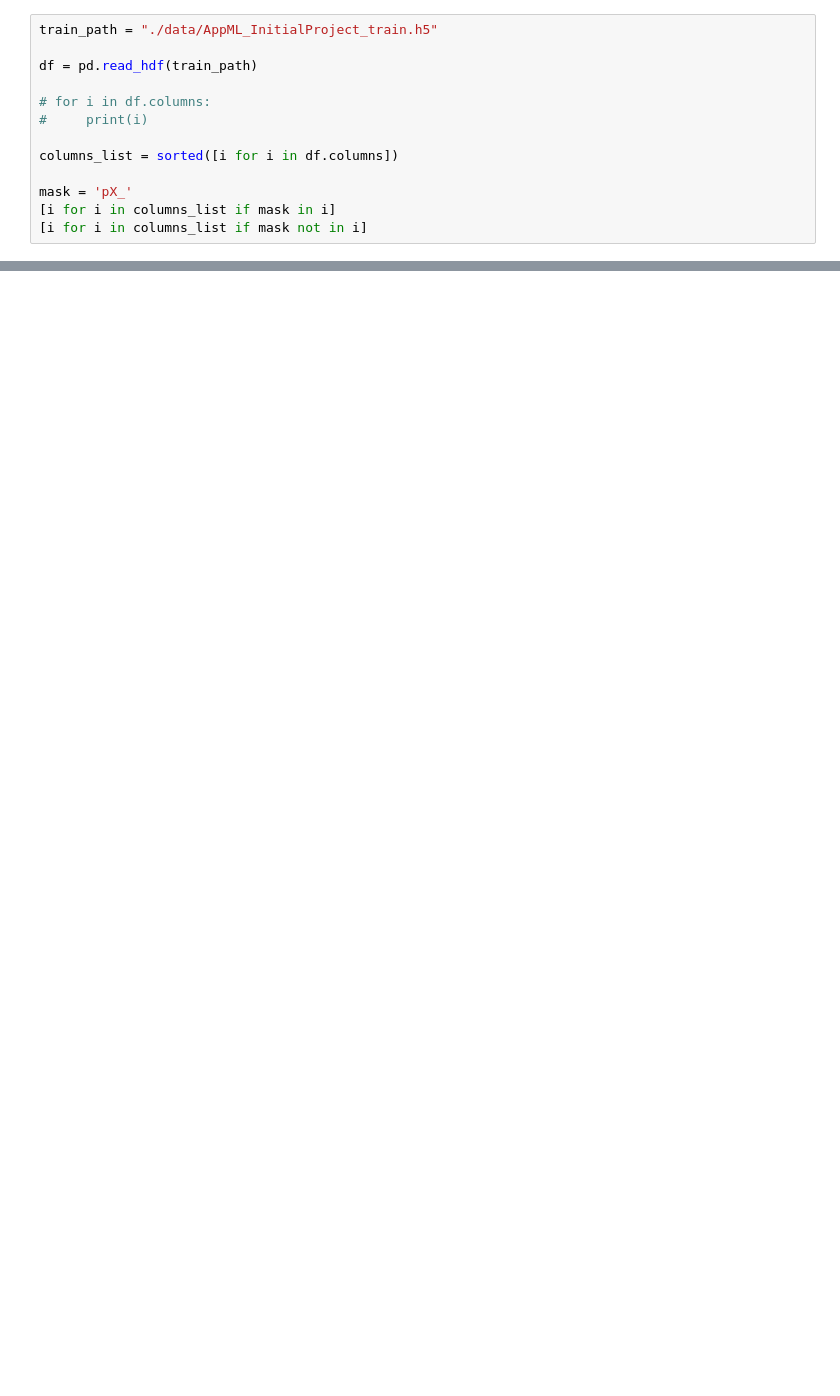
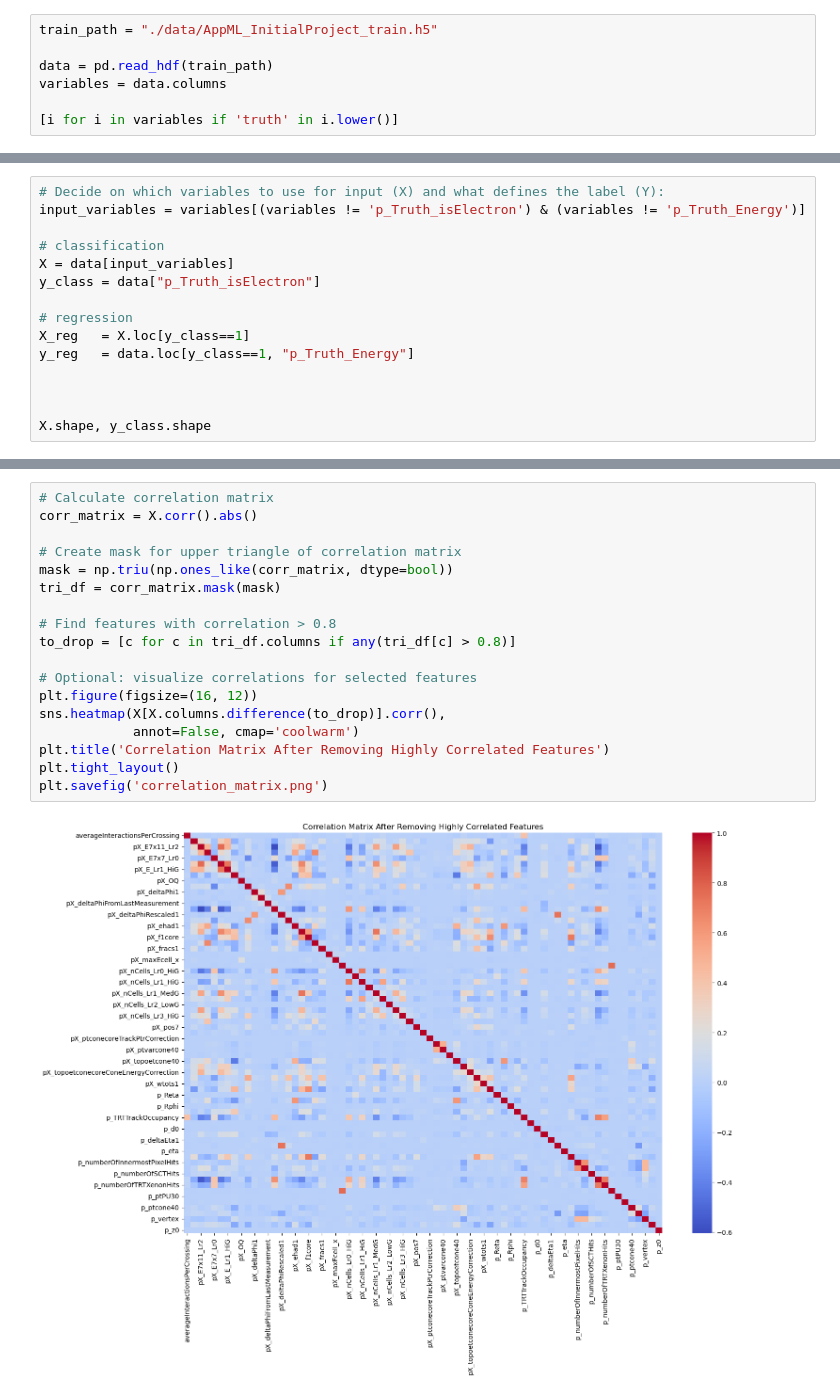
Before and after one commit to DracoArgenteus/AppliedML2025, a Jupyter notebook: InitialProject/Dataset_01.ipynb, the cells around one changed output, grey strips where cells are left out. Saved outputs shown, nothing was run; the diff lists cells and outputs as text; blank space fills up the shorter version.

```diff
--- a/InitialProject/Dataset_01.ipynb
+++ b/InitialProject/Dataset_01.ipynb
@@ -13,13 +20,7 @@ from sklearn.pipeline import Pipeline
 # %%
 train_path = "./data/AppML_InitialProject_train.h5"
 
-df = pd.read_hdf(train_path)
+data = pd.read_hdf(train_path)
+variables = data.columns
 
-# for i in df.columns:
-#     print(i)
-
-columns_list = sorted([i for i in df.columns])
-
-mask = 'pX_'
-[i for i in columns_list if mask in i]
-[i for i in columns_list if mask not in i]
+[i for i in variables if 'truth' in i.lower()]
@@ -44,2 +39,17 @@ mask = 'pX_'
+# %%
+# Decide on which variables to use for input (X) and what defines the label (Y):
+input_variables = variables[(variables != 'p_Truth_isElectron') & (variables != 'p_Truth_Energy')]
+
+# classification
+X = data[input_variables]
+y_class = data["p_Truth_isElectron"]
+
+# regression
+X_reg   = X.loc[y_class==1]
+y_reg   = data.loc[y_class==1, "p_Truth_Energy"]
+
+
+
+X.shape, y_class.shape
 # %%
 
@@ -137,0 +61,20 @@ Trying to import the above resulted in these errors:
+# %%
+# Calculate correlation matrix
+corr_matrix = X.corr().abs()
+
+# Create mask for upper triangle of correlation matrix
+mask = np.triu(np.ones_like(corr_matrix, dtype=bool))
+tri_df = corr_matrix.mask(mask)
+
+# Find features with correlation > 0.8
+to_drop = [c for c in tri_df.columns if any(tri_df[c] > 0.8)]
+
+# Optional: visualize correlations for selected features
+plt.figure(figsize=(16, 12))
+sns.heatmap(X[X.columns.difference(to_drop)].corr(),
+            annot=False, cmap='coolwarm')
+plt.title('Correlation Matrix After Removing Highly Correlated Features')
+plt.tight_layout()
+plt.savefig('correlation_matrix.png')
+# %% [output]
+[figure, added]
```
Also changed, not shown: parts of 28 cells of this notebook, 4 other files.
